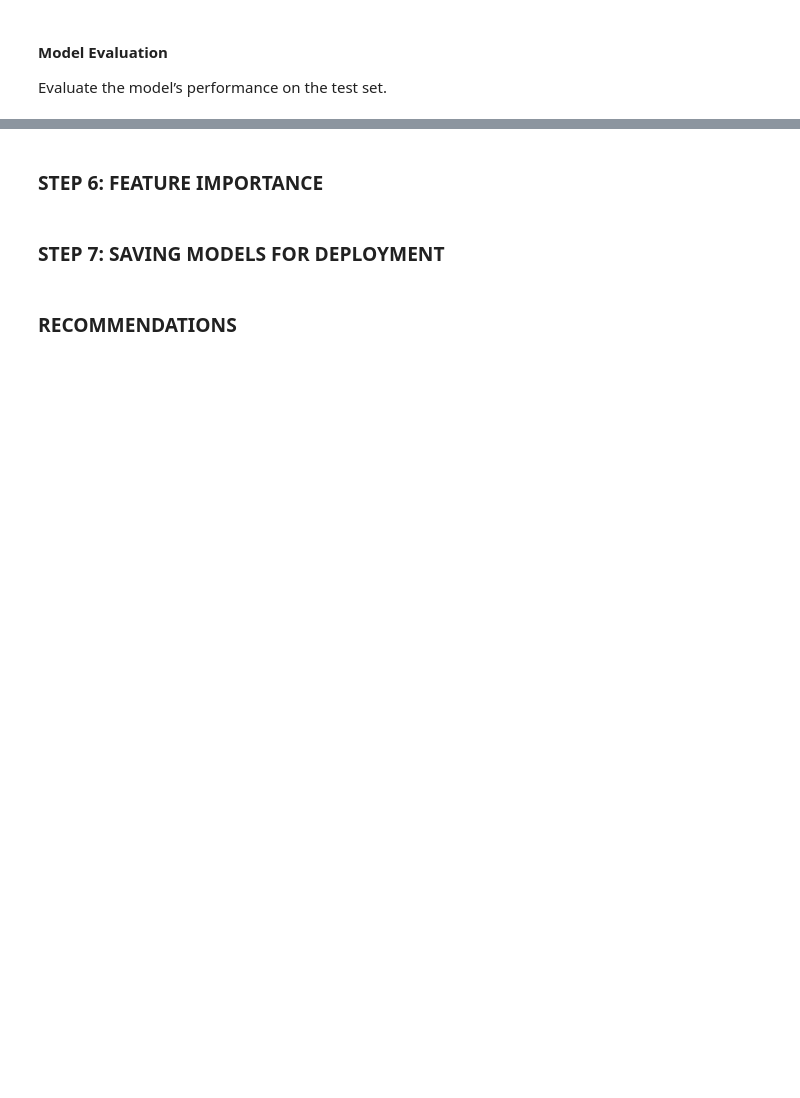
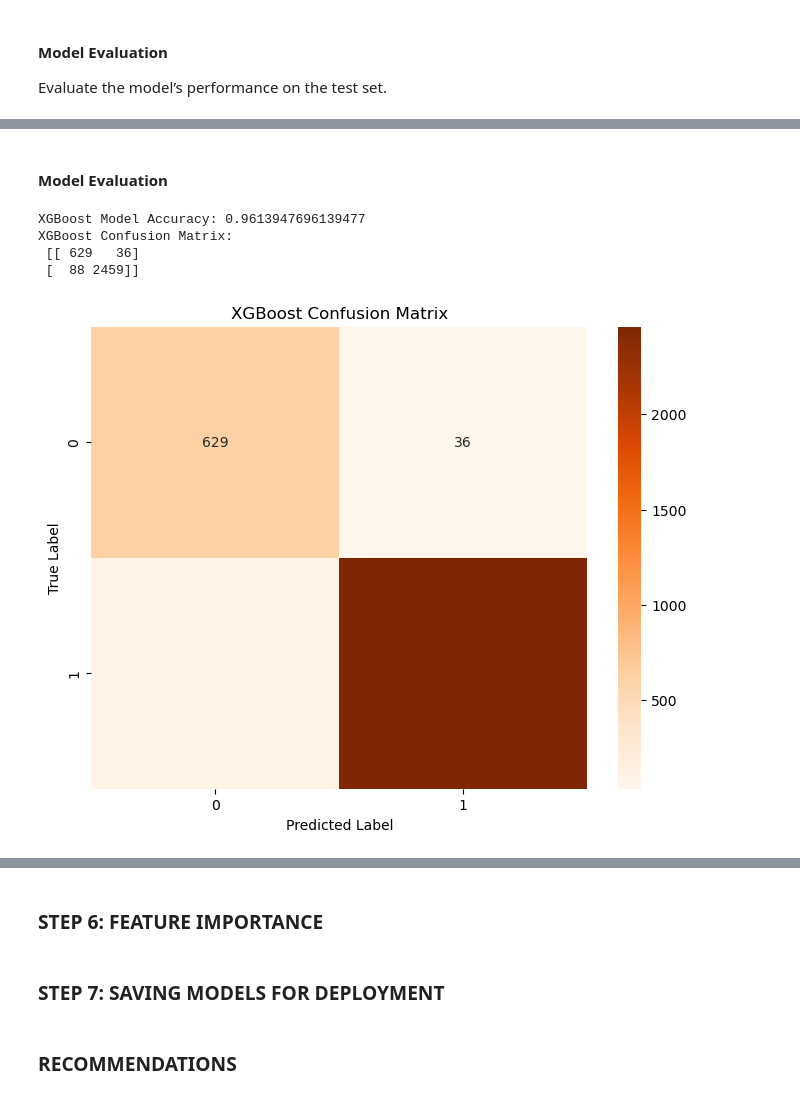
Before and after one commit to ECCHERUIYOT/AI-Powered-Recommendations-For-Melanin-Skin, a Jupyter notebook: index.ipynb, the cells around one changed output, grey strips where cells are left out. Cells and saved outputs as stored; diff of their text form; code cells hidden in the pictures; blank space fills up the shorter version.

```diff
--- a/index.ipynb
+++ b/index.ipynb
@@ -671,0 +756,39 @@ weighted avg       0.95      0.95      0.95      3212
+# %%
+import numpy as np
+from xgboost import XGBClassifier
+
+# Ensure there are no non-numeric columns or NaN values
+X_train_encoded = X_train_encoded.apply(pd.to_numeric, errors='coerce').fillna(0)
+X_test_encoded = X_test_encoded.apply(pd.to_numeric, errors='coerce').fillna(0)
+
+# Initialize XGBoost Classifier
+xgb_model = XGBClassifier(use_label_encoder=False, eval_metric='logloss', random_state=42)
+
+# Fit the model using .values to avoid DataFrame-specific issues
+xgb_model.fit(X_train_encoded.values, y_train.values)
+
+# Predict on the test set
+y_pred_xgb = xgb_model.predict(X_test_encoded.values)
+# %% [markdown]
+#### Model Evaluation
+# %%
+# Evaluate Model Performance
+xgb_accuracy = accuracy_score(y_test, y_pred_xgb)
+xgb_confusion_matrix = confusion_matrix(y_test, y_pred_xgb)
+
+print("XGBoost Model Accuracy:", xgb_accuracy)
+print("XGBoost Confusion Matrix:\n", xgb_confusion_matrix)
+# Confusion Matrix for XGBoost
+conf_matrix_xgb = confusion_matrix(y_test, y_pred_xgb)
+plt.figure(figsize=(8, 6))
+sns.heatmap(conf_matrix_xgb, annot=True, fmt='d', cmap='Oranges')
+plt.title("XGBoost Confusion Matrix")
+plt.xlabel("Predicted Label")
+plt.ylabel("True Label")
+plt.show()
+# %% [output]
+XGBoost Model Accuracy: 0.9613947696139477
+XGBoost Confusion Matrix:
+ [[ 629   36]
+ [  88 2459]]
+[figure, added]
```
Also changed, not shown: parts of 29 cells of this notebook, 1 other file.
